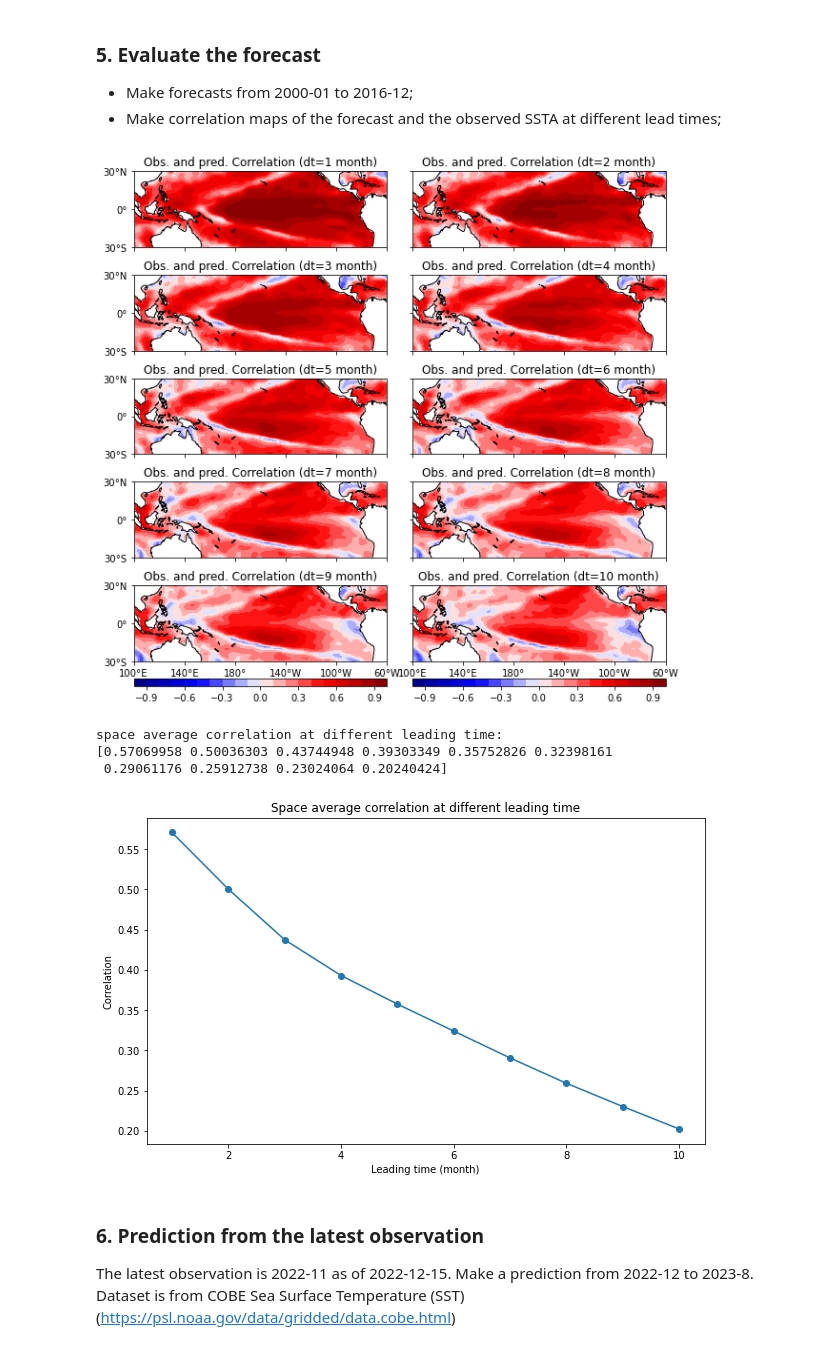
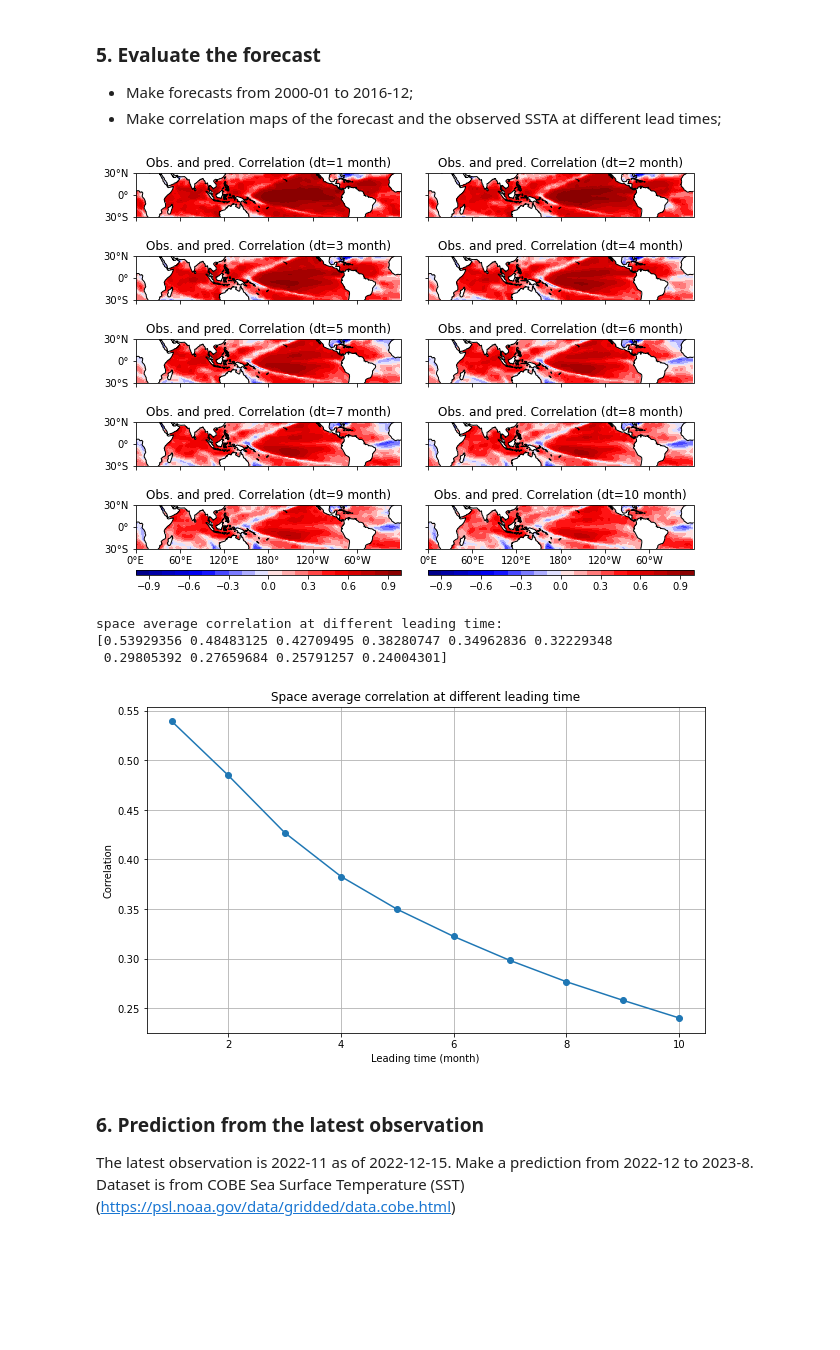
Before and after one commit to jinjunliu/atmo-651, a Jupyter notebook: Final/ATMO651_Final.ipynb, the cells around one changed output. Saved outputs shown, nothing was run; the diff lists cells and outputs as text; code cells hidden in the pictures; blank space fills up the shorter version.

```diff
--- a/Final/ATMO651_Final.ipynb
+++ b/Final/ATMO651_Final.ipynb
@@ -70,9 +70,9 @@ sst_da, grid_da = sst_ds.skt, grid_ds.lsmask
 sst_da = sst_da.reindex(lat=sst_da.lat[::-1])
 grid_da = grid_da.reindex(lat=grid_da.lat[::-1])
 # select data from 1948 to 1999 for training,
-# and in a target region (30N-30S, 100E-60W)
+# and in a target region (30N-30S, 180E-180W)
 lat_min, lat_max = -30, 30
-lon_min, lon_max = 100, 300
+lon_min, lon_max = 0, 360
 sst = sst_da.sel(time=slice("1948", "1999"), lon=slice(lon_min, lon_max))
 grid = grid_da.sel(lon=slice(lon_min, lon_max), lat=slice(lat_min, lat_max))
 lat, lon = sst.lat.values, sst.lon.values
@@ -163,7 +163,7 @@ fig.savefig("./report/figures/cumulative_explained_variance.png", dpi=300, bbox_
 # plot the first 4 EOFs and PCs
 # set up the figure, left column for EOFs, right column for PCs
 plot_modes = 4
-fig = plt.figure(figsize=(10, 10))
+fig = plt.figure(figsize=(10, 6))
 # set up the projection
 projection = ccrs.PlateCarree(central_longitude=180)
 # set up the axes
@@ -189,7 +189,7 @@ for i in range(plot_modes):
     # lat and lon ticks
     lon_formatter = LongitudeFormatter(zero_direction_label=True)
     lat_formatter = LatitudeFormatter()
-    ax.set_xticks(np.arange(lon_min, lon_max+1, 40), crs=ccrs.PlateCarree())
+    ax.set_xticks(np.arange(lon_min, lon_max, 60), crs=ccrs.PlateCarree())
     ax.set_yticks(np.arange(lat_min, lat_max+1, 30), crs=ccrs.PlateCarree())
     ax.xaxis.set_major_formatter(lon_formatter)
     ax.yaxis.set_major_formatter(lat_formatter)
@@ -208,9 +208,9 @@ for i in range(plot_modes):
     ax.set_ylabel("PC")
     # add gridlines
     ax.grid()
-    ax.set_aspect(60/200/ax.get_data_ratio())
+    ax.set_aspect(60/360/ax.get_data_ratio())
 # adjust the spacing between subplots
-plt.subplots_adjust(wspace=0.3, hspace=-0.4)
+plt.subplots_adjust(wspace=0.2, hspace=-0.2)
 # show and save the figure
 plt.show()
 fig.savefig("./report/figures/EOFs_PCs.png", dpi=300, bbox_inches='tight')
@@ -219,7 +219,7 @@ fig.savefig("./report/figures/EOFs_PCs.png", dpi=300, bbox_inches='tight')
 # %%
 import cftime
 # reconstruct the first m EOFs, can also use the solver.reconstructedField()
-m = 10
+m = 15
 sst_recon = pcs[:, :m] @ (eofs[:m, :, :].reshape(m, -1))
 sst_recon = sst_recon.reshape(-1, grid.shape[0], grid.shape[1])
 # plot the original SST and the reconstructed SST at 4 time steps
@@ -230,7 +230,7 @@ time_steps = [cftime.DatetimeGregorian(1949, 1, 1, 0, 0, 0, 0),
                 cftime.DatetimeGregorian(1999, 12, 1, 0, 0, 0, 0)]
 # get time index
 time_idx = [np.where(time == t)[0][0] for t in time_steps]
-fig, axes = plt.subplots(plot_step, 2, figsize=(10, 10),
+fig, axes = plt.subplots(plot_step, 2, figsize=(10, 6),
                             subplot_kw={'projection': projection})
 for i in range(plot_step):
     year, month = time_steps[i].year, time_steps[i].month
@@ -247,7 +247,7 @@ for i in range(plot_step):
         # add coastlines
         ax.coastlines()
         # lat and lon ticks
-        ax.set_xticks(np.arange(lon_min, lon_max+1, 40), crs=ccrs.PlateCarree())
+        ax.set_xticks(np.arange(lon_min, lon_max+1, 60), crs=ccrs.PlateCarree())
         ax.set_yticks(np.arange(lat_min, lat_max+1, 30), crs=ccrs.PlateCarree())
         if i == plot_step - 1:
             lon_formatter = LongitudeFormatter(zero_direction_label=True)
@@ -265,7 +265,7 @@ for i in range(plot_step):
         if i == plot_step - 1:
             cax = inset_axes(ax, width="100%", height="10%", loc='lower center', borderpad=-2.6)
             fig.colorbar(im, cax=cax, orientation='horizontal')
-plt.subplots_adjust(wspace=0.1, hspace=-0.5)
+plt.subplots_adjust(wspace=0.1, hspace=-0.2)
 plt.show()
 fig.savefig("./report/figures/reconstruct_ssta.png", dpi=300, bbox_inches='tight')
 # %% [output]
@@ -383,7 +383,7 @@ forecast_times = xr.cftime_range(start=cftime.DatetimeGregorian(2000, 2, 1, 0, 0
 plot_forecast_months = 4
 plot_forecast_times = forecast_times[::2]
 projection = ccrs.PlateCarree(central_longitude=180)
-fig, axes = plt.subplots(plot_forecast_months, 2, figsize=(10, 10),
+fig, axes = plt.subplots(plot_forecast_months, 2, figsize=(10, 6),
                             subplot_kw={'projection': projection})
 for i in range(plot_forecast_months):
     year, month = plot_forecast_times[i].year, plot_forecast_times[i].month
@@ -406,7 +406,7 @@ for i in range(plot_forecast_months):
         # add coastlines
         ax.coastlines()
         # lat and lon ticks
-        ax.set_xticks(np.arange(lon_min, lon_max+1, 40), crs=ccrs.PlateCarree())
+        ax.set_xticks(np.arange(lon_min, lon_max, 60), crs=ccrs.PlateCarree())
         ax.set_yticks(np.arange(lat_min, lat_max+1, 30), crs=ccrs.PlateCarree())
         if i == plot_forecast_months - 1:
             lon_formatter = LongitudeFormatter(zero_direction_label=True)
@@ -424,7 +424,7 @@ for i in range(plot_forecast_months):
         if i == plot_forecast_months - 1:
             cax = inset_axes(ax, width="100%", height="10%", loc='lower center', borderpad=-2.6)
             fig.colorbar(im, cax=cax, orientation='horizontal')
-plt.subplots_adjust(wspace=0.1, hspace=-0.5)
+plt.subplots_adjust(wspace=0.1, hspace=-0.2)
 plt.show()
-fig.savefig("./report/figures/forecast_ssta.png", dpi=300, bbox_inches='tight')
+fig.savefig("./report/figures/forecasted_ssta_2000.png", dpi=300, bbox_inches='tight')
 # %% [output]
@@ -456,43 +456,43 @@ for i in range(forecast_months):
 # %%
 # plot the correlation
 projection = ccrs.PlateCarree(central_longitude=180)
-fig, axes = plt.subplots(forecast_months // 2, 2, figsize=(10, 12),
+fig, axes = plt.subplots(forecast_months // 2, 2, figsize=(10, 8),
                             subplot_kw={'projection': projection})
 for i in range(forecast_months // 2):
     for j in range(2):
         leading = i * 2 + j
         ax = axes[i,j]
         # set extent
         ax.set_extent([lon_min, lon_max, lat_min, lat_max], crs=ccrs.PlateCarree())
         im = ax.contourf(lon, lat, corr[leading,:,:], levels=np.linspace(-1, 1, 21),
                         cmap=cmaps.BlWhRe, transform=ccrs.PlateCarree())
         ax.set_title(f"Obs. and pred. Correlation (dt={leading+1} month)")
         # add coastlines
         ax.coastlines()
         # lat and lon ticks
-        ax.set_xticks(np.arange(lon_min, lon_max+1, 40), crs=ccrs.PlateCarree())
+        ax.set_xticks(np.arange(lon_min, lon_max, 60), crs=ccrs.PlateCarree())
         ax.set_yticks(np.arange(lat_min, lat_max+1, 30), crs=ccrs.PlateCarree())
         if i == forecast_months // 2 - 1:
             lon_formatter = LongitudeFormatter(zero_direction_label=True)
             ax.xaxis.set_major_formatter(lon_formatter)
         else:
             # add ticks but no labels
             ax.set_xticklabels([])
         if j == 0:
             lat_formatter = LatitudeFormatter()
             ax.yaxis.set_major_formatter(lat_formatter)
         else:
             # add ticks but no labels
             ax.set_yticklabels([])
         # add colorbar
         if i == forecast_months // 2 - 1:
             cax = inset_axes(ax, width="100%", height="10%", loc='lower center', borderpad=-2.6)
             fig.colorbar(im, cax=cax, orientation='horizontal')
-plt.subplots_adjust(wspace=0.1, hspace=-0.5)
+plt.subplots_adjust(wspace=0.1, hspace=-0.2)
 plt.show()
 fig.savefig("./report/figures/corre_at_diff_leading_time", dpi=300, bbox_inches='tight')
 # %% [output]
-[figure, old version]
+[figure, new version]
 # %%
 # plot the space average correlation at different leading time
 fig, ax = plt.subplots(figsize=(10, 6))
@@ -503,13 +503,14 @@ ax.plot(np.arange(1, forecast_months+1), corr_mean, 'o-')
 ax.set_xlabel("Leading time (month)")
 ax.set_ylabel("Correlation")
 ax.set_title("Space average correlation at different leading time")
+ax.grid()
 plt.show()
 fig.savefig("./report/figures/corre_at_diff_leading_time_mean", dpi=300, bbox_inches='tight')
 # %% [output]
 space average correlation at different leading time:
-[0.57069958 0.50036303 0.43744948 0.39303349 0.35752826 0.32398161
- 0.29061176 0.25912738 0.23024064 0.20240424]
+[0.53929356 0.48483125 0.42709495 0.38280747 0.34962836 0.32229348
+ 0.29805392 0.27659684 0.25791257 0.24004301]
-[figure, old version]
+[figure, new version]
 # %% [markdown]
 ### 6. Prediction from the latest observation
 
```
Also changed, not shown: parts of 8 cells of this notebook.
